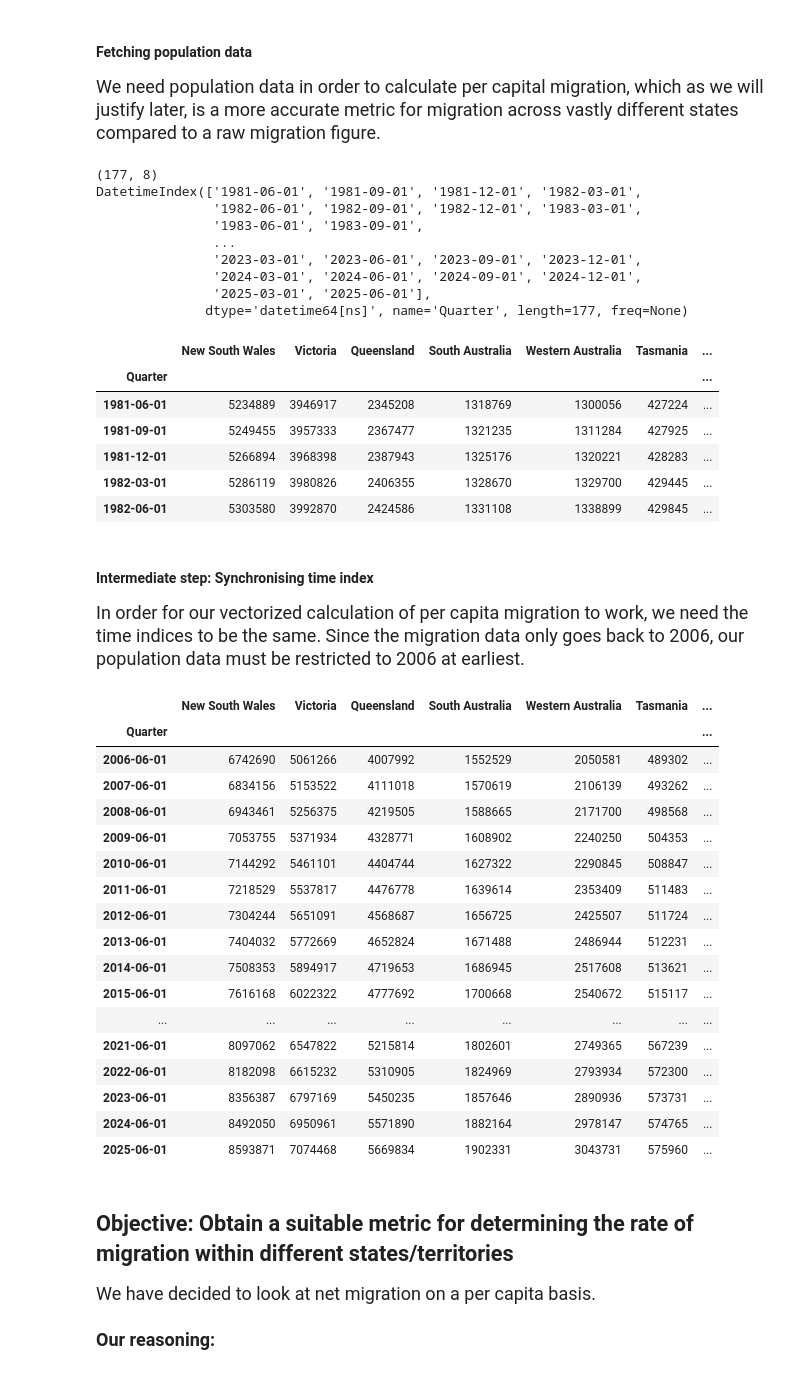
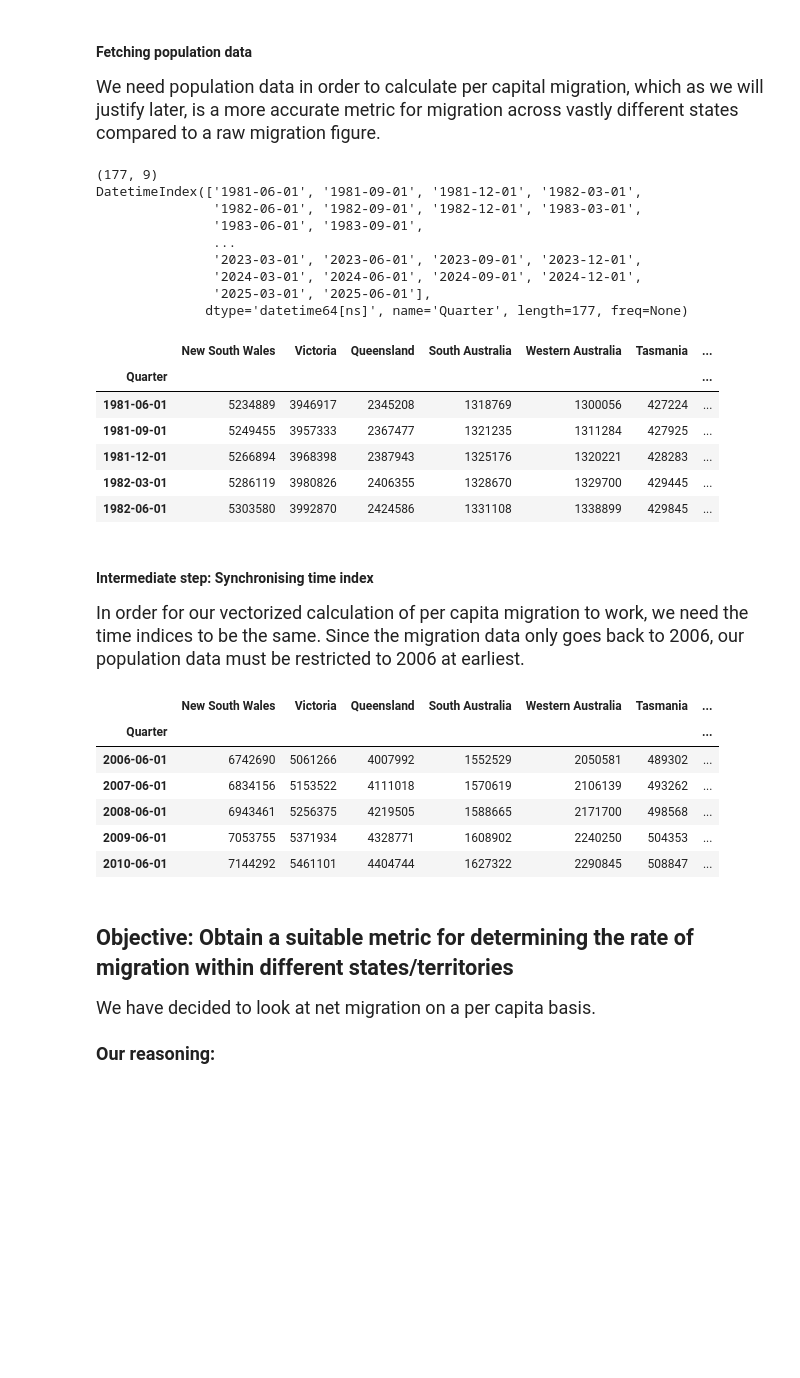
Before and after one commit to aydinkhan2005/Investigating-Factors-Affecting-Housing-in-Australia, a Jupyter notebook: notebooks/EDA_NOM.ipynb, the cells around one changed output. Cells and saved outputs as stored; diff of their text form; code cells hidden in the pictures; blank space fills up the shorter version.

```diff
--- a/notebooks/EDA_NOM.ipynb
+++ b/notebooks/EDA_NOM.ipynb
@@ -79,12 +69,11 @@ population_data = pd.read_csv('../data/population_data.csv')
 population_data.index = population_data.pop('Quarter')
 population_data.index = pd.to_datetime(population_data.index)
 # store the national population in each year separately
-national_population = population_data.pop('Australia')
 print(population_data.shape)
 print(population_data.index)
 population_data.head()
 # %% [output]
-(177, 8)
+(177, 9)
 DatetimeIndex(['1981-06-01', '1981-09-01', '1981-12-01', '1982-03-01',
                '1982-06-01', '1982-09-01', '1982-12-01', '1983-03-01',
                '1983-06-01', '1983-09-01',
@@ -107,28 +96,17 @@ DatetimeIndex(['1981-06-01', '1981-09-01', '1981-12-01', '1982-03-01',
 # %%
 population_data = population_data.loc[population_data.index.year >= 2006]
 
 # aggregate the data from a quarterly to a yearly frequency
 population_data = population_data.groupby(population_data.index.year)[population_data.columns].nth(1)
-population_data
+population_data.head()
 # %% [output]
 |  | New South Wales | Victoria | Queensland | South Australia | Western Australia | Tasmania | ... |
 | Quarter |  |  |  |  |  |  | ... |
 | 2006-06-01 | 6742690 | 5061266 | 4007992 | 1552529 | 2050581 | 489302 | ... |
 | 2007-06-01 | 6834156 | 5153522 | 4111018 | 1570619 | 2106139 | 493262 | ... |
 | 2008-06-01 | 6943461 | 5256375 | 4219505 | 1588665 | 2171700 | 498568 | ... |
 | 2009-06-01 | 7053755 | 5371934 | 4328771 | 1608902 | 2240250 | 504353 | ... |
 | 2010-06-01 | 7144292 | 5461101 | 4404744 | 1627322 | 2290845 | 508847 | ... |
-| 2011-06-01 | 7218529 | 5537817 | 4476778 | 1639614 | 2353409 | 511483 | ... |
-| 2012-06-01 | 7304244 | 5651091 | 4568687 | 1656725 | 2425507 | 511724 | ... |
-| 2013-06-01 | 7404032 | 5772669 | 4652824 | 1671488 | 2486944 | 512231 | ... |
-| 2014-06-01 | 7508353 | 5894917 | 4719653 | 1686945 | 2517608 | 513621 | ... |
-| 2015-06-01 | 7616168 | 6022322 | 4777692 | 1700668 | 2540672 | 515117 | ... |
-| ... | ... | ... | ... | ... | ... | ... | ... |
-| 2021-06-01 | 8097062 | 6547822 | 5215814 | 1802601 | 2749365 | 567239 | ... |
-| 2022-06-01 | 8182098 | 6615232 | 5310905 | 1824969 | 2793934 | 572300 | ... |
-| 2023-06-01 | 8356387 | 6797169 | 5450235 | 1857646 | 2890936 | 573731 | ... |
-| 2024-06-01 | 8492050 | 6950961 | 5571890 | 1882164 | 2978147 | 574765 | ... |
-| 2025-06-01 | 8593871 | 7074468 | 5669834 | 1902331 | 3043731 | 575960 | ... |
 # %% [markdown]
 <h2>Objective: Obtain a suitable metric for determining the rate of migration within different states/territories</h2>
 <span style="font-size: 18px">We have decided to look at net migration on a </strong>per capita basis</strong>.
```
Also changed, not shown: parts of 23 cells of this notebook.
